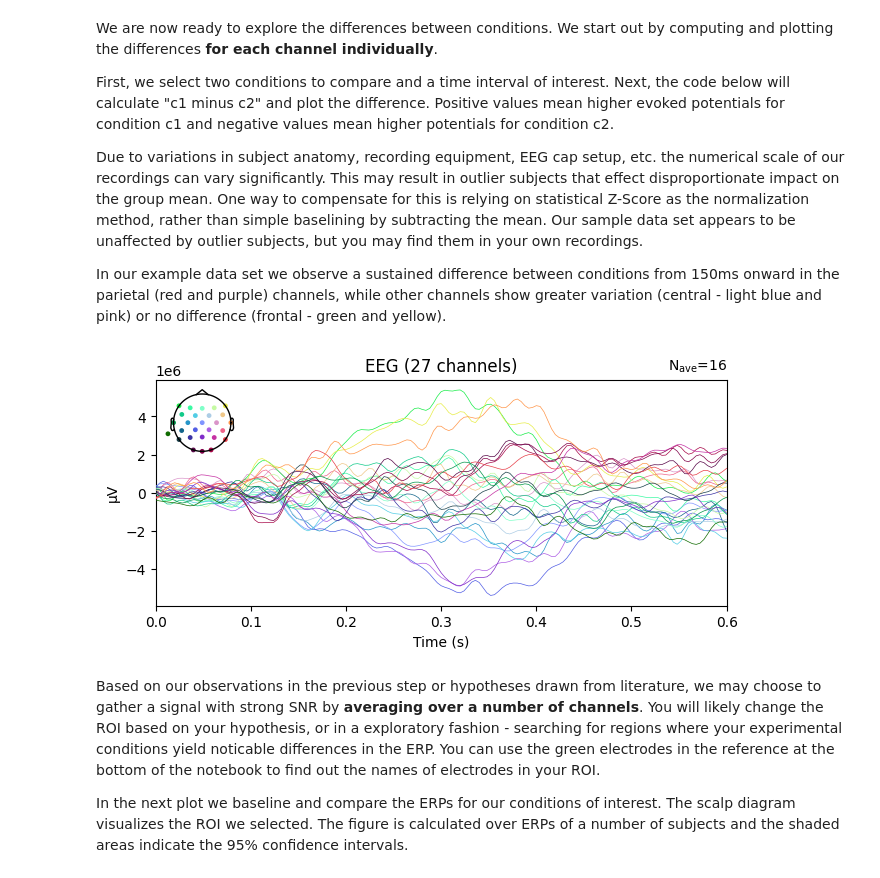
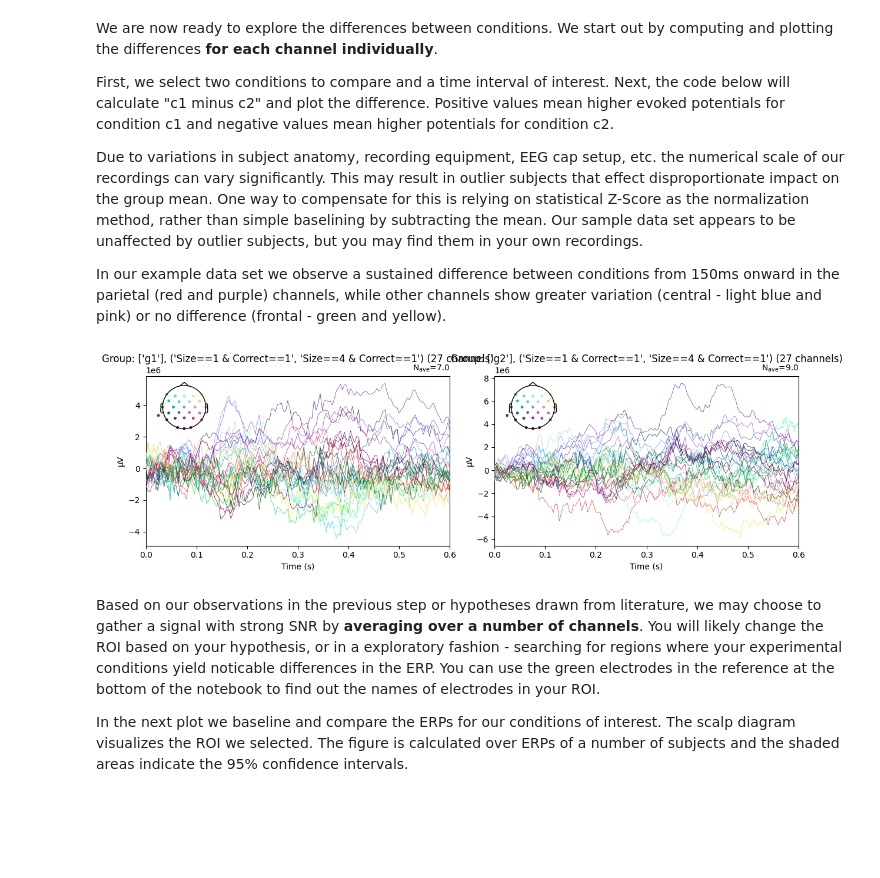
Before and after one commit to fbaumgardt/PS-NE-329, a Jupyter notebook: 07_Group_Analysis.ipynb, the cells around one changed output. Cells and saved outputs as stored; diff of their text form; code cells hidden in the pictures; blank space fills up the shorter version.

```diff
--- a/07_Group_Analysis.ipynb
+++ b/07_Group_Analysis.ipynb
@@ -89,16 +109,40 @@ First, we select two conditions to compare and a time interval of interest. Next
 Due to variations in subject anatomy, recording equipment, EEG cap setup, etc. the numerical scale of our recordings can vary significantly. This may result in outlier subjects that effect disproportionate impact on the group mean. One way to compensate for this is relying on statistical Z-Score as the normalization method, rather than simple baselining by subtracting the mean. Our sample data set appears to be unaffected by outlier subjects, but you may find them in your own recordings.
 
 In our example data set we observe a sustained difference between conditions from 150ms onward in the parietal (red and purple) channels, while other channels show greater variation (central - light blue and pink) or no difference (frontal - green and yellow).
-# %%
-c1 = conditions[0]; c2 = conditions[1]
-
-evokeds_cond = {c:[trans_to_zscore(subj).crop(0,.6) for subj in subjs] for c,subjs in evoked.items()}
-difference_evks = [mne.combine_evoked([a,b],[1,-1]) for a,b in zip(evokeds_cond[c1],evokeds_cond[c2])]
-grand_diff = mne.grand_average(difference_evks).crop(0,.6)
-
-grand_diff.plot();
-# %% [output]
-[figure, removed]
+# %%
+gs = groups; cs = conditions  # <- change this if you want to focus on a subset of your groups or conditions
+cs=[(cs[0],cs[1])]
+interval = [0,.6]
+fig,axs = plt.subplots(len(cs),len(gs),figsize=(len(gs)*6,len(cs)*4))
+dat = {}
+for i,c in enumerate(cs):
+    dat[c]={}
+    ax=axs
+    if len(cs)>1:
+        ax=axs[i]
+    for j,g in enumerate(gs):
+        a=ax
+        if len(gs)>1:
+            a=ax[j]
+        if type(c) is str:
+            c=[c]
+        if type(g) is str:
+            g=[g]
+        res = {h: {d: [trans_to_zscore(e).crop(*interval) for e in evoked[h][d]] for d in c} for h in g}
+        if len(c)>1:
+            res = {h: {c: [mne.combine_evoked([e[0],e[1]],[1,-1]) for e in zip(res[h][c[0]],res[h][c[1]])]} for h in g}
+        else:
+            c=c[0]
+        res = {h: mne.grand_average(res[h][c]) for h in g}
+        g_weights = [1]+[-1]*len(g[1:])
+        res = mne.combine_evoked([res[h] for h in g],g_weights)
+        res.plot(axes=a,show=False,titles=f"Group: {g}, {c}");
+        if len(g)==1:
+            g=g[0]
+        dat[c][g] = res
+plt.tight_layout();
+# %% [output]
+[figure, added]
 # %% [markdown]
 Based on our observations in the previous step or hypotheses drawn from literature, we may choose to gather a signal with strong SNR by **averaging over a number of channels**. You will likely change the ROI based on your hypothesis, or in a exploratory fashion - searching for regions where your experimental conditions yield noticable differences in the ERP. You can use the green electrodes in the reference at the bottom of the notebook to find out the names of electrodes in your ROI.
 
```
Also changed, not shown: parts of 6 cells of this notebook.
